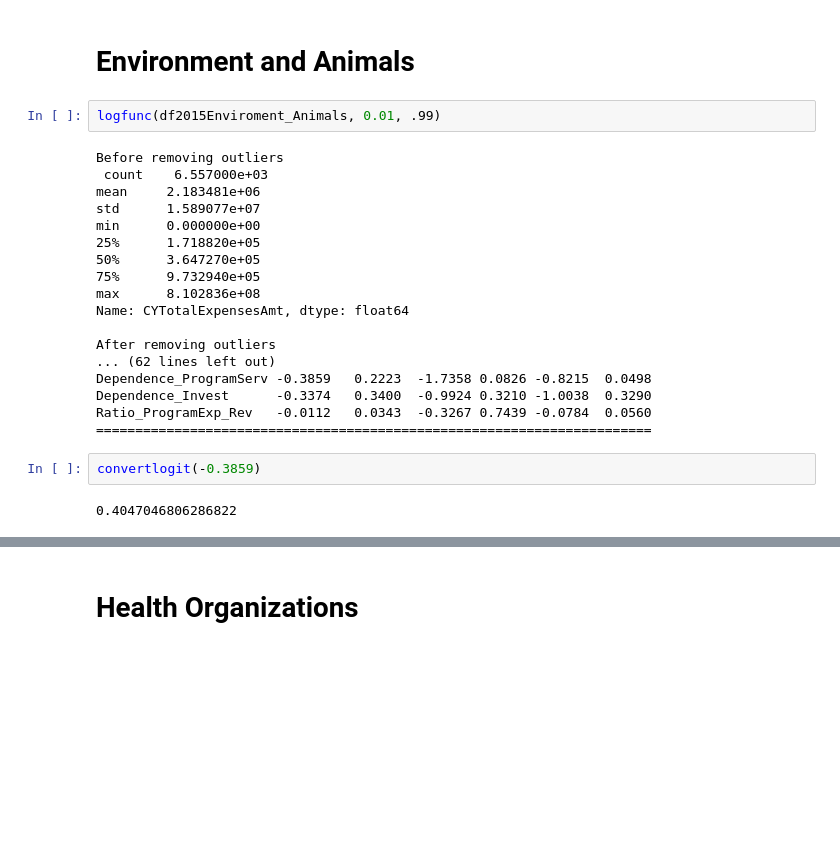
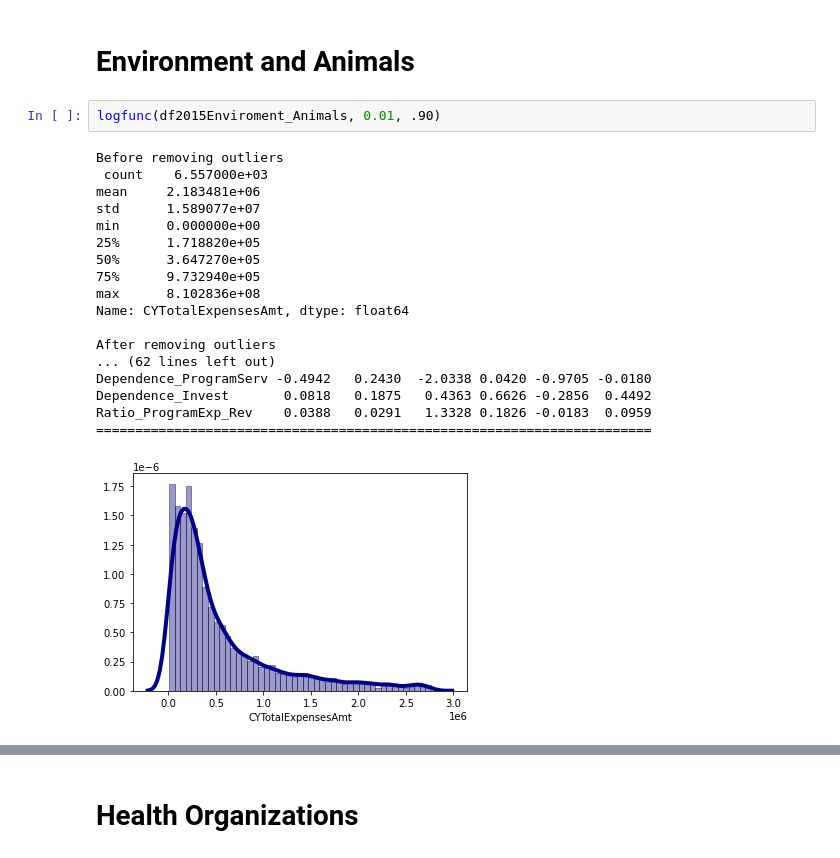
Before and after one commit to ethantenison/Impact_Capital, a Jupyter notebook: notebooks/analysis.ipynb, the cells around one changed output, grey strips where cells are left out. Drawn from its saved outputs; the diff is of its cells as text; blank space fills up the shorter version.

```diff
--- a/notebooks/analysis.ipynb
+++ b/notebooks/analysis.ipynb
@@ -375,26 +671,23 @@ Ratio_ProgramExp_Rev    0.0112   0.0266   0.4209 0.6738 -0.0410  0.0634
 # %% [markdown]
 # Environment and Animals
 # %%
-logfunc(df2015Enviroment_Animals, 0.01, .99)
+logfunc(df2015Enviroment_Animals, 0.01, .90)
 # %% [output]
 Before removing outliers
  count    6.557000e+03
 mean     2.183481e+06
 std      1.589077e+07
 min      0.000000e+00
 25%      1.718820e+05
 50%      3.647270e+05
 75%      9.732940e+05
 max      8.102836e+08
 Name: CYTotalExpensesAmt, dtype: float64
 
 After removing outliers
 ... (62 lines left out)
-Dependence_ProgramServ -0.3859   0.2223  -1.7358 0.0826 -0.8215  0.0498
-Dependence_Invest      -0.3374   0.3400  -0.9924 0.3210 -1.0038  0.3290
-Ratio_ProgramExp_Rev   -0.0112   0.0343  -0.3267 0.7439 -0.0784  0.0560
+Dependence_ProgramServ -0.4942   0.2430  -2.0338 0.0420 -0.9705 -0.0180
+Dependence_Invest       0.0818   0.1875   0.4363 0.6626 -0.2856  0.4492
+Ratio_ProgramExp_Rev    0.0388   0.0291   1.3328 0.1826 -0.0183  0.0959
 =======================================================================
+[figure, added]
-# %%
-convertlogit(-0.3859)
-# %% [output]
-0.4047046806286822
```
Also changed, not shown: parts of 46 cells of this notebook.
